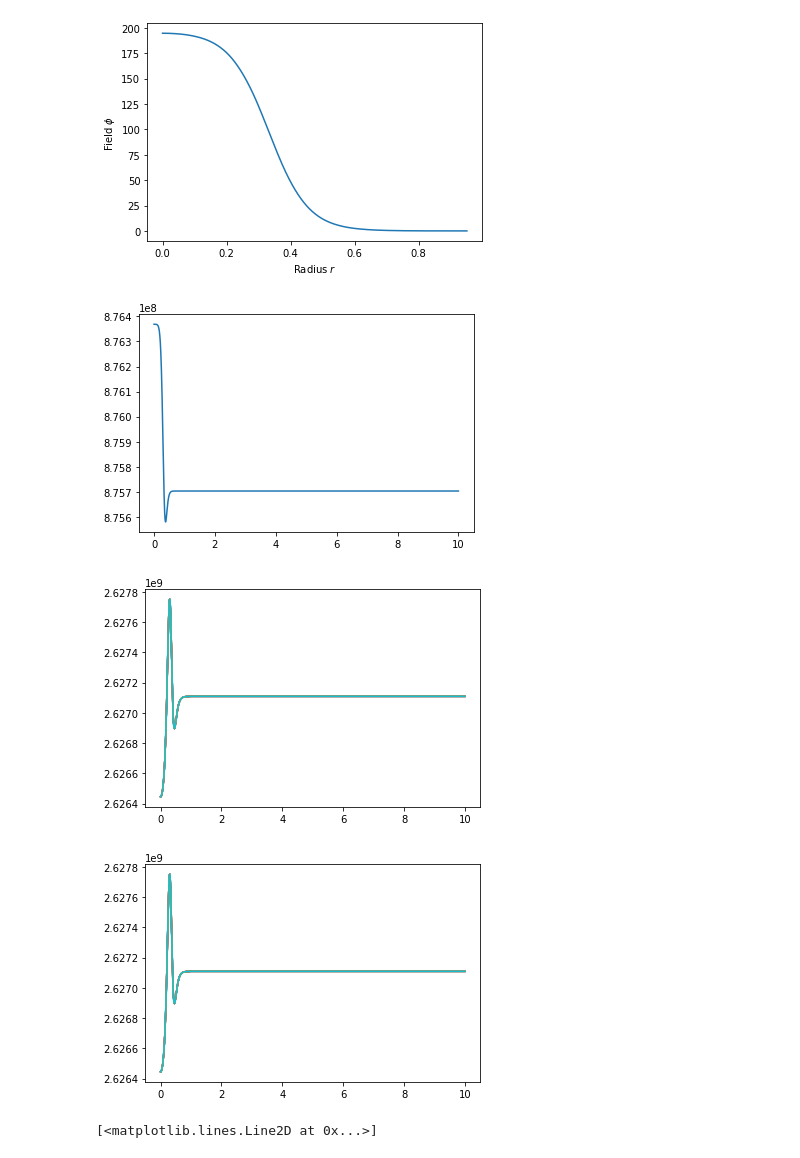
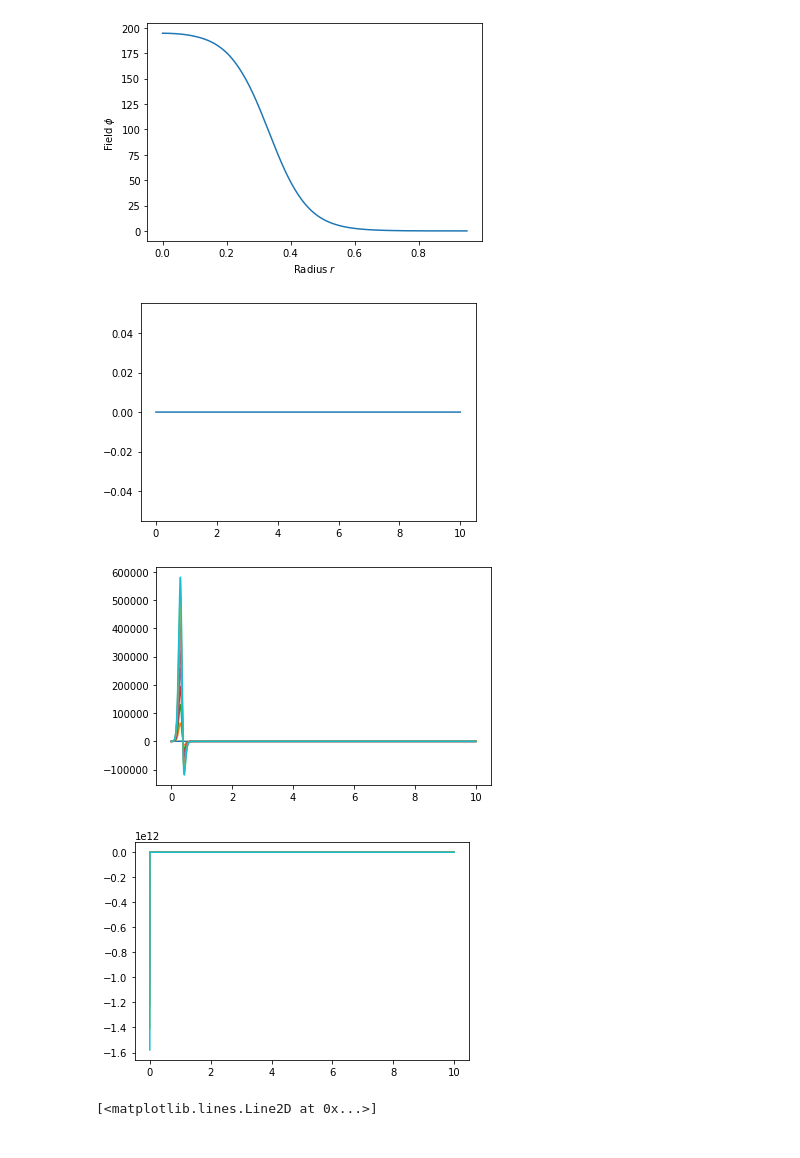
Before and after one commit to mamerchandmedi/lattice, a Jupyter notebook: Field_equation_v2.ipynb, the cells around one changed output. Cells and saved outputs as stored; diff of their text form; code cells hidden in the pictures.

```diff
--- a/Field_equation_v2.ipynb
+++ b/Field_equation_v2.ipynb
@@ -57,21 +57,21 @@ def gam(v): return 1/(1-v**2)**0.5
 # %%
 #initialization of the evolution#
 fphi = interpolate.interp1d(profile.R, profile.Phi, fill_value=(0), bounds_error=False)
 dr=0.0005
 dt = 0.0001
 r  = np.array(range(0, int(np.floor(10/dr))))*dr
 phi0 = fphi(r/1.01)
 phi0 = vt/phi0[0] * phi0
 phi2 = np.zeros(r.size)
 T = Tn*np.ones(r.size)
 v = np.zeros(r.size)
 E = gam(v)*eps(phi0,T)
 Z = w(phi0,T)*gam(v)**2*v
 tau = w(phi0,T)*gam(v)**2-p(phi0,T)
-plt.plot(r,p(phi0,T))
+plt.plot(r,Z)
 plt.show()
 # %% [output]
-[figure, old version]
+[figure, new version]
 # %%
 ###Lattice approach, continous Galerkin equations:
 
@@ -79,8 +79,6 @@ phi = phi0
 phi2_new = phi2
 tau_new = tau
 Z_new = Z
-ct1 = -dt*(r[1:] + dr)**2/(2*dr*r[1:]**2)
-ct2 = dt*(r[1:] - dr)**2/(2*dr*r[1:]**2)
 for i in range(1000):#--------------------------------------------------iterate over time
     #------1 step evolution
     phi = 0.5*dt*phi2 + phi
@@ -91,24 +89,21 @@ for i in range(1000):#--------------------------------------------------iterate
     #-------3rd step evolution
     phi = 0.5*dt*phi2 +phi
 
-    #-------tau evolution
+    #-------fluid evolution
     Ftau = (tau + p(phi0,T))*v
+    FZ = Z*v + p(phi0,T)
     for j in range(1,len(tau)-1):
         tau_new[j] = tau[j] + dt*(-r[j+1]**2/(2*dr*r[j]**2)*Ftau[j+1] + r[j-1]**2/(2*dr*r[j]**2)*Ftau[j-1])
-    tau = tau_new
-
-    #-------Z evolution
-    FZ = Z*v + p(phi0,T)
-    for j in range(1,len(Z)-1):
         Z_new[j] = Z[j] + dt*(-r[j+1]**2/(2*dr*r[j]**2)*FZ[j+1] + r[j-1]**2/(2*dr*r[j]**2)*FZ[j-1] + 2*p(phi0[j],T[j])/r[j])
     tau = tau_new
+    Z = Z_new
 
     #------plotting
     if(i%100==0):
-        #plt.plot(r[1:],Z[1:])
-        plt.plot(r[1:],tau[1:])
+        plt.plot(r,Z)
+        #plt.plot(r,tau)
 # %% [output]
-[figure, old version]
+[figure, new version]
 # %%
 ###Lattice approach, discontinous Galerkin equations:
 
@@ -117,8 +112,6 @@ phi2_new = phi2
 tau_new = tau
 Z_new = Z
 alfa = 1
-ct1 = -dt*(r[1:] + dr)**2/(2*dr*r[1:]**2)
-ct2 = dt*(r[1:] - dr)**2/(2*dr*r[1:]**2)
 for i in range(1000):#--------------------------------------------------iterate over time
     #------1 step evolution
     phi = 0.5*dt*phi2 + phi
@@ -129,24 +122,21 @@ for i in range(1000):#--------------------------------------------------iterate
     #-------3rd step evolution
     phi = 0.5*dt*phi2 +phi
 
-    #-------tau evolution
+    #-------fluid evolution
     Ftau = (tau + p(phi0,T))*v
+    FZ = Z*v + p(phi0,T)
     for j in range(1,len(tau)-1):
         tau_new[j] = tau[j] + dt*(-4*r[j+1]**2/(dr*(r[j]+r[j-1])**2)*((1+alfa)/2*Ftau[j+1]+(1-alfa)/2*Ftau[j]) + 4*r[j]**2/(dr*(r[j]+r[j-1])**2)*((1+alfa)/2*Ftau[j]+(1-alfa)/2*Ftau[j-1]))
+        Z_new[j] = Z[j] + dt*(-4*r[j+1]**2/(dr*(r[j]+r[j-1])**2)*((1+alfa)/2*FZ[j+1]+(1-alfa)/2*FZ[j]) + 4*r[j]**2/(dr*(r[j]+r[j-1])**2)*((1+alfa)/2*FZ[j]+(1-alfa)/2*FZ[j-1]) + 2*p(phi0[j],T[j])/r[j])
     tau = tau_new
-
-    #-------Z evolution
-    FZ = Z*v + p(phi0,T)
-    for j in range(1,len(Z)-1):
-        Z_new[j] = Z[j] + dt*(-4*r[j+1]**2/(dr*(r[j]+r[j-1])**2)*((1+alfa)/2*FZ[j+1]+(1-alfa)/2*FZ[j]) + 4*r[j]**2/(dr*(r[j]+r[j-1])**2)*((1+alfa)/2*FZ[j]+(1-alfa)/2*Z[j-1]) + 2*p(phi0[j],T[j])/r[j])
-    tau = tau_new
+    Z = Z_new
 
     #------plotting
     if(i%100==0):
-        #plt.plot(r[1:],Z[1:])
-        plt.plot(r[1:],tau[1:])
+        plt.plot(r[1:],Z[1:])
+        #plt.plot(r[1:],tau[1:])
 # %% [output]
-[figure, old version]
+[figure, new version]
 # %%
 plt.plot(r,tau)
 # %% [output]
```
